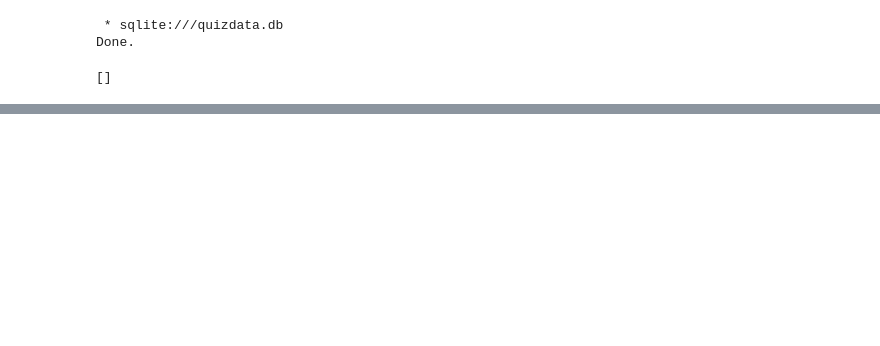
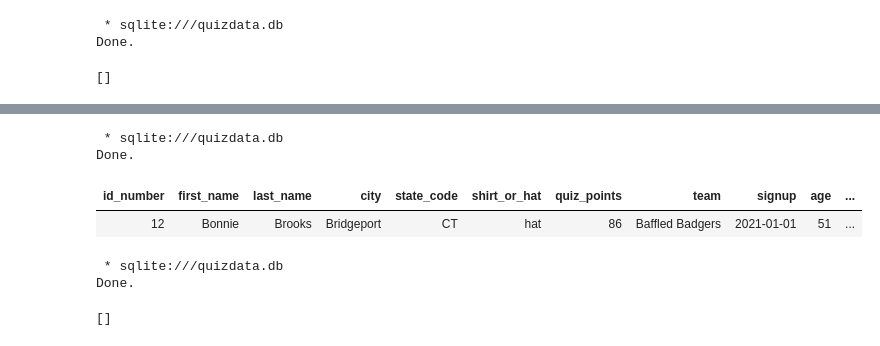
Before and after one commit to Inventrohyder/learningsql-2875059, a Jupyter notebook: SQLite/queries.ipynb, the cells around one changed output, grey strips where cells are left out. Saved outputs shown, nothing was run; the diff lists cells and outputs as text; code cells hidden in the pictures; blank space fills up the shorter version.

```diff
--- a/SQLite/queries.ipynb
+++ b/SQLite/queries.ipynb
@@ -417,3 +417,59 @@ Done.
 | 397 | Angela | Cunningham | Milwaukee | WI | hat | 94 | Cosmic Cobras | 2021-01-13 | 36 | ... |
 | 398 | Beverly | Hudson | Kansas City | KS | hat | 83 | Angry Ants | 2021-01-13 | 32 | ... |
 | 399 | Jacqueline | Payne | Dayton | OH | shirt | 86 | Baffled Badgers | 2021-01-13 | 46 | ... |
+# %%
+%%sql
+
+/*
+ * TODO 2021-01-29
+ * ---
+ * ADD:
+ * Walter St. John, 93 points, Baffled Badgers
+ * Buffalo, NY (hat)
+ *
+ * Emerald Chou, 92 points, Angry Ants
+ * Topeka, KS (shirt)
+ *
+ * CHANGE:
+ * Bonnie Brooks wanta shirt, not a hat!
+ *
+ * REMOVE:
+ * Lois Hart has requested to be removed from our list
+*/
+
+-- Before
+SELECT *
+FROM people
+WHERE first_name = 'Bonnie' AND last_name = 'Brooks';
+# %% [output]
+ * sqlite:///quizdata.db
+Done.
+| id_number | first_name | last_name | city | state_code | shirt_or_hat | quiz_points | team | signup | age | ... |
+| 12 | Bonnie | Brooks | Bridgeport | CT | hat | 86 | Baffled Badgers | 2021-01-01 | 51 | ... |
+# %%
+%%sql
+
+/*
+ * TODO 2021-01-29
+ * ---
+ * ADD:
+ * Walter St. John, 93 points, Baffled Badgers
+ * Buffalo, NY (hat)
+ *
+ * Emerald Chou, 92 points, Angry Ants
+ * Topeka, KS (shirt)
+ *
+ * CHANGE:
+ * Bonnie Brooks wanta shirt, not a hat!
+ *
+ * REMOVE:
+ * Lois Hart has requested to be removed from our list
+*/
+
+UPDATE people
+SET shirt_or_hat = 'shirt'
+WHERE first_name = 'Bonnie' AND last_name = 'Brooks';
+# %% [output]
+ * sqlite:///quizdata.db
+Done.
+[]
```
Also changed, not shown: parts of 1 cell of this notebook, 1 other file.
